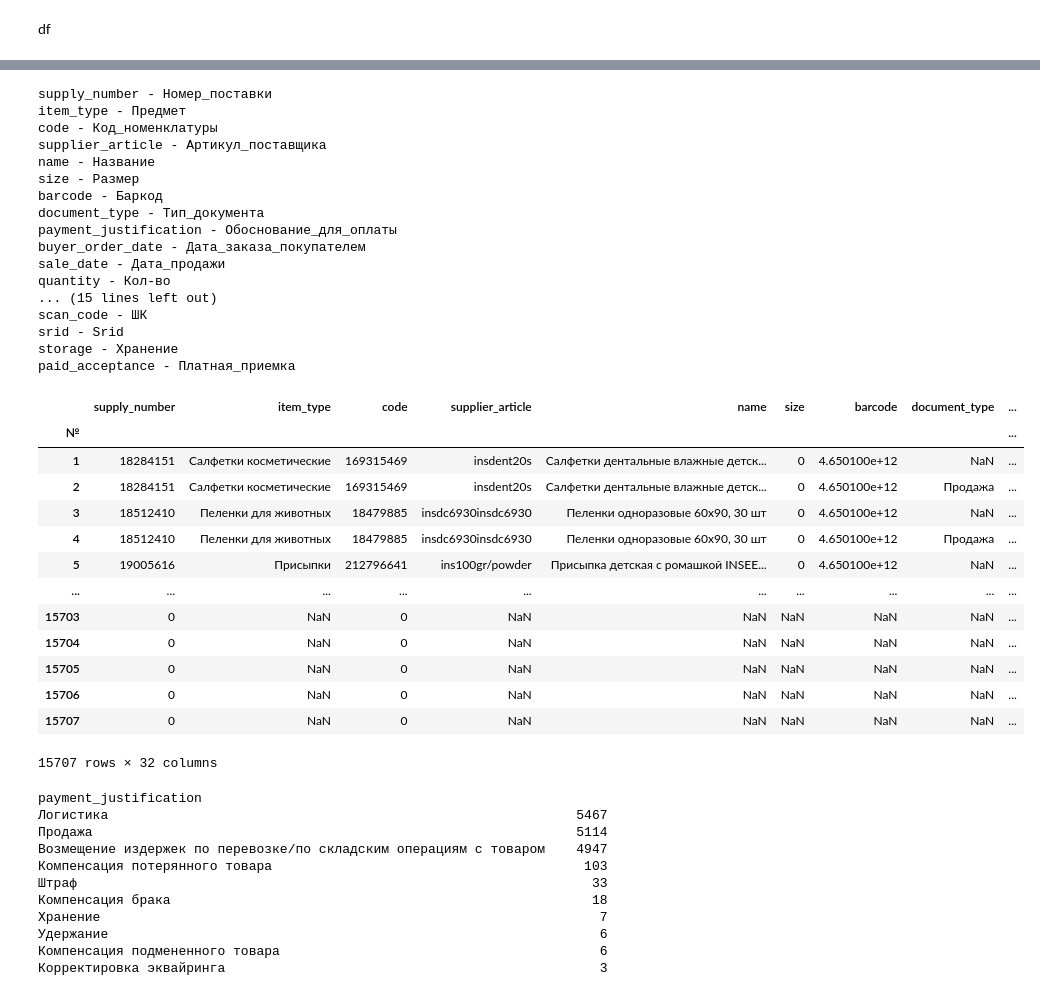
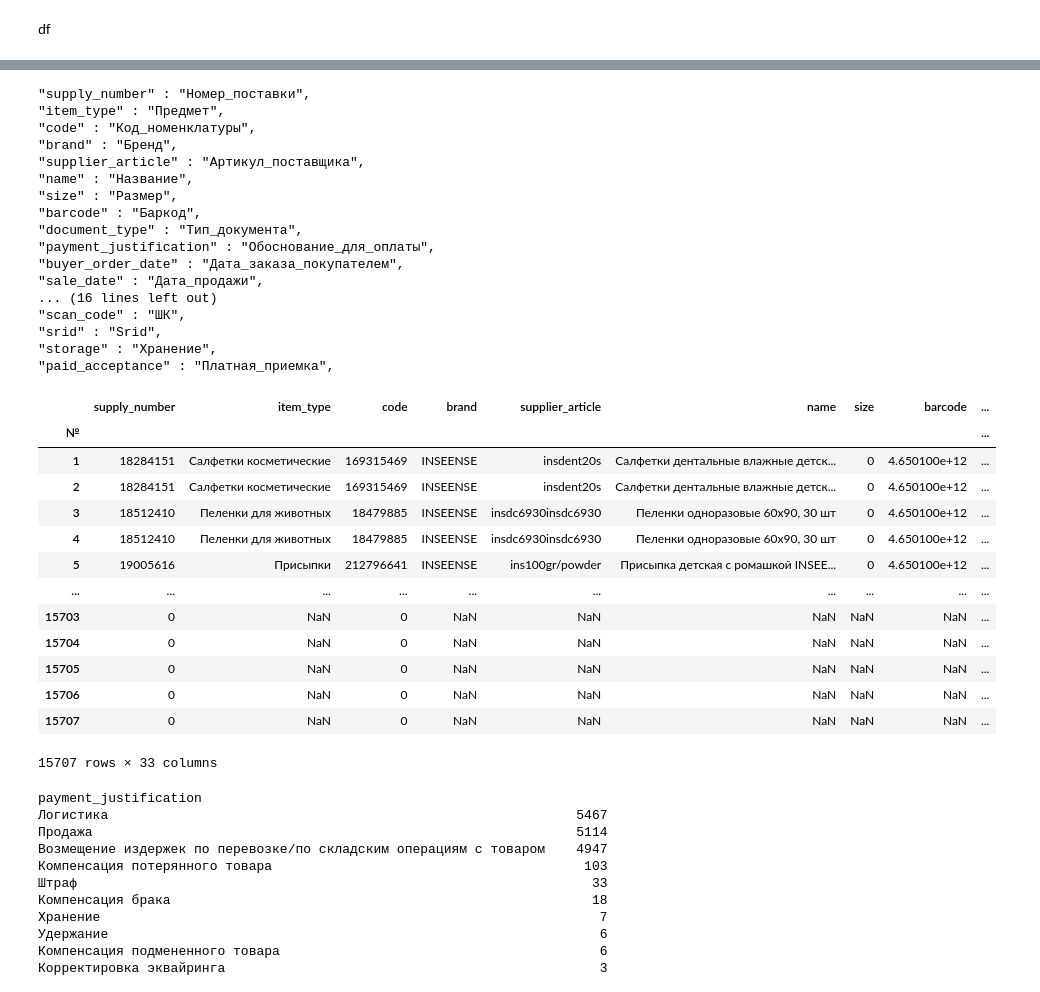
Before and after one commit to pasternak01/Wildberries_api, a Jupyter notebook: Temp/temp_fin_report_observe.ipynb, the cells around one changed output, grey strips where cells are left out. Cells and saved outputs as stored; diff of their text form; code cells hidden in the pictures.

```diff
--- a/Temp/temp_fin_report_observe.ipynb
+++ b/Temp/temp_fin_report_observe.ipynb
@@ -89,6 +89,7 @@ english_columns = [
     "Supply_Number",                            # Номер_поставки
     "Item_type",                                # Предмет
     "Code",                                     # Код_номенклатуры
+    "Brand",                                    # Бренд
     "Supplier_Article",                         # Артикул_поставщика
     "Name",                                     # Название
     "Size",                                     # Размер
@@ -101,65 +102,65 @@ english_columns = [
     "Retail_Price",                             # Цена_розничная
     "KVV_Percent",                              # Размер_кВВ,_%
     "Acquiring_Payment_Commission",             # Эквайринг/Комиссии_за_организацию_платежей
     "Acquiring_Payment_Commission_Percent",     # Размер_комиссии_за_эквайринг/Комиссии_за_организацию_платежей,_%
     "Acquiring_Payment_Type",                   # Тип_платежа_за_Эквайринг/Комиссии_за_организацию_платежей
     "Amount_To_Seller",                         # К_перечислению_Продавцу_за_реализованный_Товар
     "Number_of_Deliveries",                     # Количество_доставок
     "Number_of_Returns",                        # Количество_возврата
     "Delivery_Services",                        # Услуги_по_доставке_товара_покупателю
     "Total_Fines",                              # Общая_сумма_штрафов
     "Extra_Payments",                           # Доплаты
     "Types_of_Logistics_Fines_and_Extra_Payments",  # Виды_логистики,_штрафов_и_доплат
     "Warehouse",                                # Склад
     "Country",                                  # Страна
     "Box_Type",                                 # Тип_коробов
     "Scan_Code",                                # ШК
     "Srid",                                     # Srid
     "Storage",                                  # Хранение
     "Paid_Acceptance"                           # Платная_приемка
 ]
 
 columns_dict = {}
 for column_ru, column_eng in zip(df.columns, english_columns):
-    print(f'{column_eng.lower()} - {column_ru}')
+    print(f'"{column_eng.lower()}" : "{column_ru}",')
     df = df.rename(columns={column_ru : column_eng.lower()})
     columns_dict[column_eng] = column_ru
 
 df['wb_commision_in_rub'] = (df.retail_price * (df.kvv_percent / 100)).round(2)
 
 df
 # %% [output]
-supply_number - Номер_поставки
-item_type - Предмет
-code - Код_номенклатуры
-supplier_article - Артикул_поставщика
-name - Название
-size - Размер
-barcode - Баркод
-document_type - Тип_документа
-payment_justification - Обоснование_для_оплаты
-buyer_order_date - Дата_заказа_покупателем
-sale_date - Дата_продажи
-quantity - Кол-во
-... (15 lines left out)
-scan_code - ШК
-srid - Srid
-storage - Хранение
-paid_acceptance - Платная_приемка
+"supply_number" : "Номер_поставки",
+"item_type" : "Предмет",
+"code" : "Код_номенклатуры",
+"brand" : "Бренд",
+"supplier_article" : "Артикул_поставщика",
+"name" : "Название",
+"size" : "Размер",
+"barcode" : "Баркод",
+"document_type" : "Тип_документа",
+"payment_justification" : "Обоснование_для_оплаты",
+"buyer_order_date" : "Дата_заказа_покупателем",
+"sale_date" : "Дата_продажи",
+... (16 lines left out)
+"scan_code" : "ШК",
+"srid" : "Srid",
+"storage" : "Хранение",
+"paid_acceptance" : "Платная_приемка",
-|  | supply_number | item_type | code | supplier_article | name | size | barcode | document_type | ... |
+|  | supply_number | item_type | code | brand | supplier_article | name | size | barcode | ... |
 | № |  |  |  |  |  |  |  |  | ... |
-| 1 | 18284151 | Салфетки косметические | 169315469 | insdent20s | Салфетки дентальные влажные детск... | 0 | 4.650100e+12 | NaN | ... |
-| 2 | 18284151 | Салфетки косметические | 169315469 | insdent20s | Салфетки дентальные влажные детск... | 0 | 4.650100e+12 | Продажа | ... |
-| 3 | 18512410 | Пеленки для животных | 18479885 | insdc6930insdc6930 | Пеленки одноразовые 60x90, 30 шт | 0 | 4.650100e+12 | NaN | ... |
-| 4 | 18512410 | Пеленки для животных | 18479885 | insdc6930insdc6930 | Пеленки одноразовые 60x90, 30 шт | 0 | 4.650100e+12 | Продажа | ... |
-| 5 | 19005616 | Присыпки | 212796641 | ins100gr/powder | Присыпка детская с ромашкой INSEE... | 0 | 4.650100e+12 | NaN | ... |
+| 1 | 18284151 | Салфетки косметические | 169315469 | INSEENSE | insdent20s | Салфетки дентальные влажные детск... | 0 | 4.650100e+12 | ... |
+| 2 | 18284151 | Салфетки косметические | 169315469 | INSEENSE | insdent20s | Салфетки дентальные влажные детск... | 0 | 4.650100e+12 | ... |
+| 3 | 18512410 | Пеленки для животных | 18479885 | INSEENSE | insdc6930insdc6930 | Пеленки одноразовые 60x90, 30 шт | 0 | 4.650100e+12 | ... |
+| 4 | 18512410 | Пеленки для животных | 18479885 | INSEENSE | insdc6930insdc6930 | Пеленки одноразовые 60x90, 30 шт | 0 | 4.650100e+12 | ... |
+| 5 | 19005616 | Присыпки | 212796641 | INSEENSE | ins100gr/powder | Присыпка детская с ромашкой INSEE... | 0 | 4.650100e+12 | ... |
 | ... | ... | ... | ... | ... | ... | ... | ... | ... | ... |
 | 15703 | 0 | NaN | 0 | NaN | NaN | NaN | NaN | NaN | ... |
 | 15704 | 0 | NaN | 0 | NaN | NaN | NaN | NaN | NaN | ... |
 | 15705 | 0 | NaN | 0 | NaN | NaN | NaN | NaN | NaN | ... |
 | 15706 | 0 | NaN | 0 | NaN | NaN | NaN | NaN | NaN | ... |
 | 15707 | 0 | NaN | 0 | NaN | NaN | NaN | NaN | NaN | ... |
-15707 rows × 32 columns
+15707 rows × 33 columns
 # %%
 df.payment_justification.value_counts()
 # %% [output]
```
Also changed, not shown: parts of 1 cell of this notebook, 15 other files.
